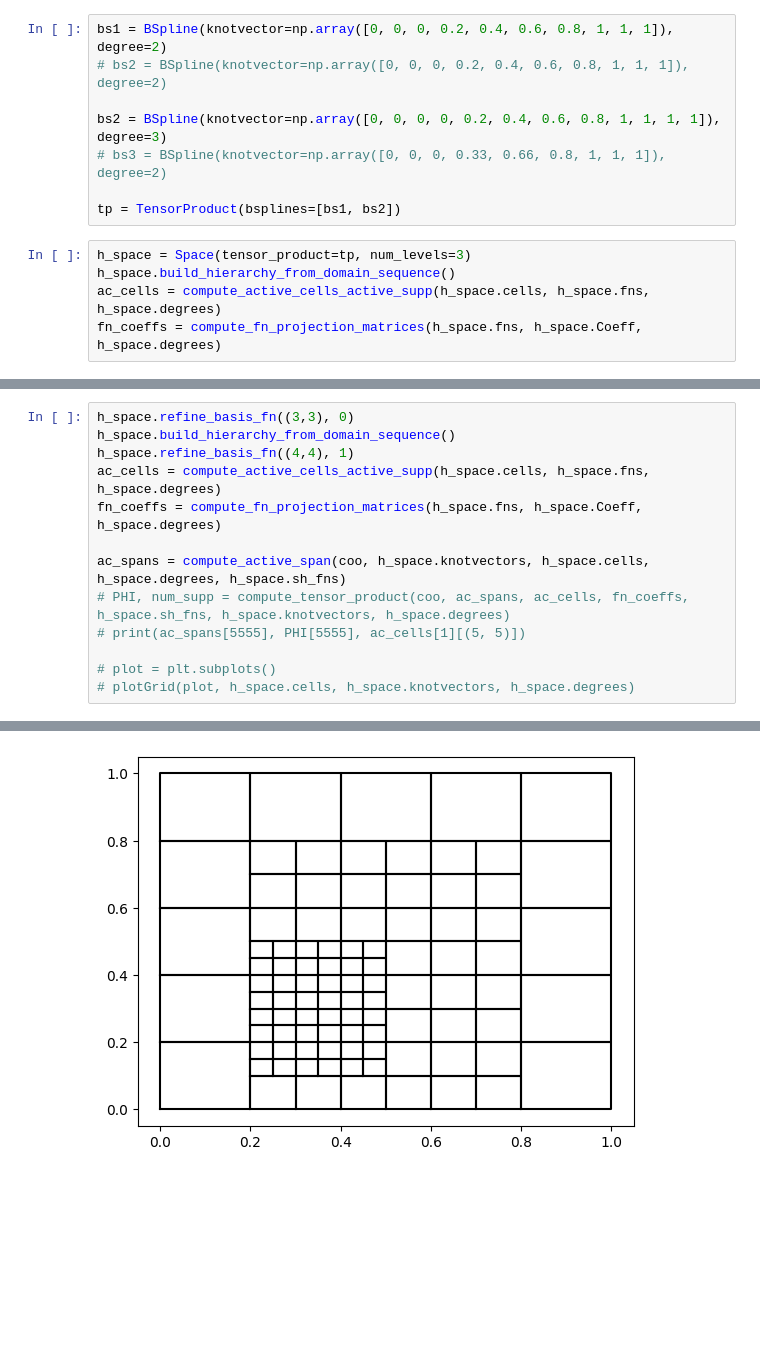
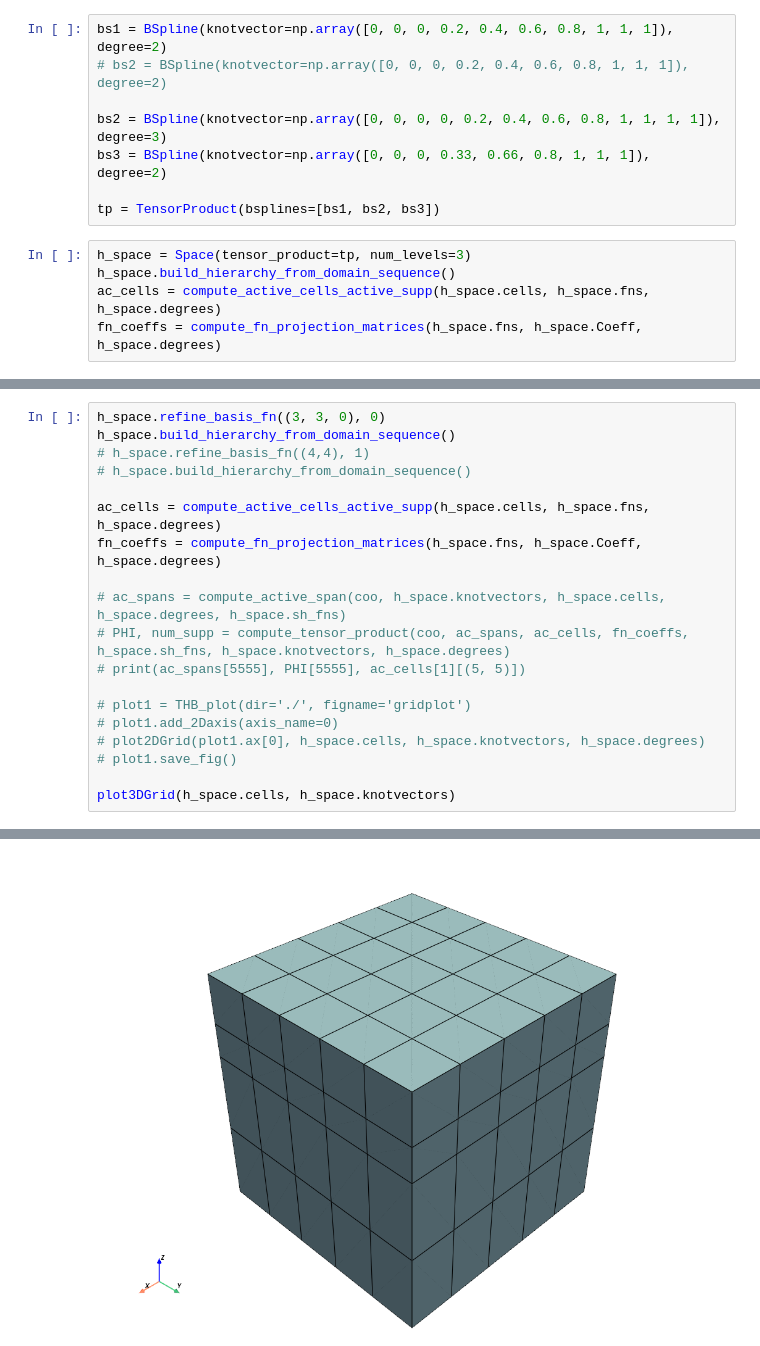
Before and after one commit to ajithmoola/THB-Diff, a Jupyter notebook: THB/main.ipynb, the cells around one changed output, grey strips where cells are left out. Cells and saved outputs as stored; diff of their text form; blank space fills up the shorter version.

```diff
--- a/THB/main.ipynb
+++ b/THB/main.ipynb
@@ -12,9 +11,9 @@ bs1 = BSpline(knotvector=np.array([0, 0, 0, 0.2, 0.4, 0.6, 0.8, 1, 1, 1]), degre
 # bs2 = BSpline(knotvector=np.array([0, 0, 0, 0.2, 0.4, 0.6, 0.8, 1, 1, 1]), degree=2)
 
 bs2 = BSpline(knotvector=np.array([0, 0, 0, 0, 0.2, 0.4, 0.6, 0.8, 1, 1, 1, 1]), degree=3)
-# bs3 = BSpline(knotvector=np.array([0, 0, 0, 0.33, 0.66, 0.8, 1, 1, 1]), degree=2)
+bs3 = BSpline(knotvector=np.array([0, 0, 0, 0.33, 0.66, 0.8, 1, 1, 1]), degree=2)
 
-tp = TensorProduct(bsplines=[bs1, bs2])
+tp = TensorProduct(bsplines=[bs1, bs2, bs3])
 # %%
 h_space = Space(tensor_product=tp, num_levels=3)
 h_space.build_hierarchy_from_domain_sequence()
@@ -37,14 +33,20 @@ PHI, num_supp = compute_basis_fns_tp(coo, ac_spans, ac_cells, fn_coeffs, h_space
 # %%
-h_space.refine_basis_fn((3,3), 0)
+h_space.refine_basis_fn((3, 3, 0), 0)
 h_space.build_hierarchy_from_domain_sequence()
-h_space.refine_basis_fn((4,4), 1)
+# h_space.refine_basis_fn((4,4), 1)
+# h_space.build_hierarchy_from_domain_sequence()
+
 ac_cells = compute_active_cells_active_supp(h_space.cells, h_space.fns, h_space.degrees)
 fn_coeffs = compute_fn_projection_matrices(h_space.fns, h_space.Coeff, h_space.degrees)
 
-ac_spans = compute_active_span(coo, h_space.knotvectors, h_space.cells, h_space.degrees, h_space.sh_fns)
+# ac_spans = compute_active_span(coo, h_space.knotvectors, h_space.cells, h_space.degrees, h_space.sh_fns)
 # PHI, num_supp = compute_tensor_product(coo, ac_spans, ac_cells, fn_coeffs, h_space.sh_fns, h_space.knotvectors, h_space.degrees)
 # print(ac_spans[5555], PHI[5555], ac_cells[1][(5, 5)])
 
-# plot = plt.subplots()
-# plotGrid(plot, h_space.cells, h_space.knotvectors, h_space.degrees)
+# plot1 = THB_plot(dir='./', figname='gridplot')
+# plot1.add_2Daxis(axis_name=0)
+# plot2DGrid(plot1.ax[0], h_space.cells, h_space.knotvectors, h_space.degrees)
+# plot1.save_fig()
+
+plot3DGrid(h_space.cells, h_space.knotvectors)
 # %% [output]
@@ -51,3 +57,3 @@ ac_spans = compute_active_span(coo, h_space.knotvectors, h_space.cells, h_space.
-[figure, old version]
+[figure, new version]
 # %%
 ctrl_pts = CP.update_CP(ctrl_pts, h_space.fns, h_space.Coeff)
```
Also changed, not shown: parts of 5 cells of this notebook, 9 other files.
